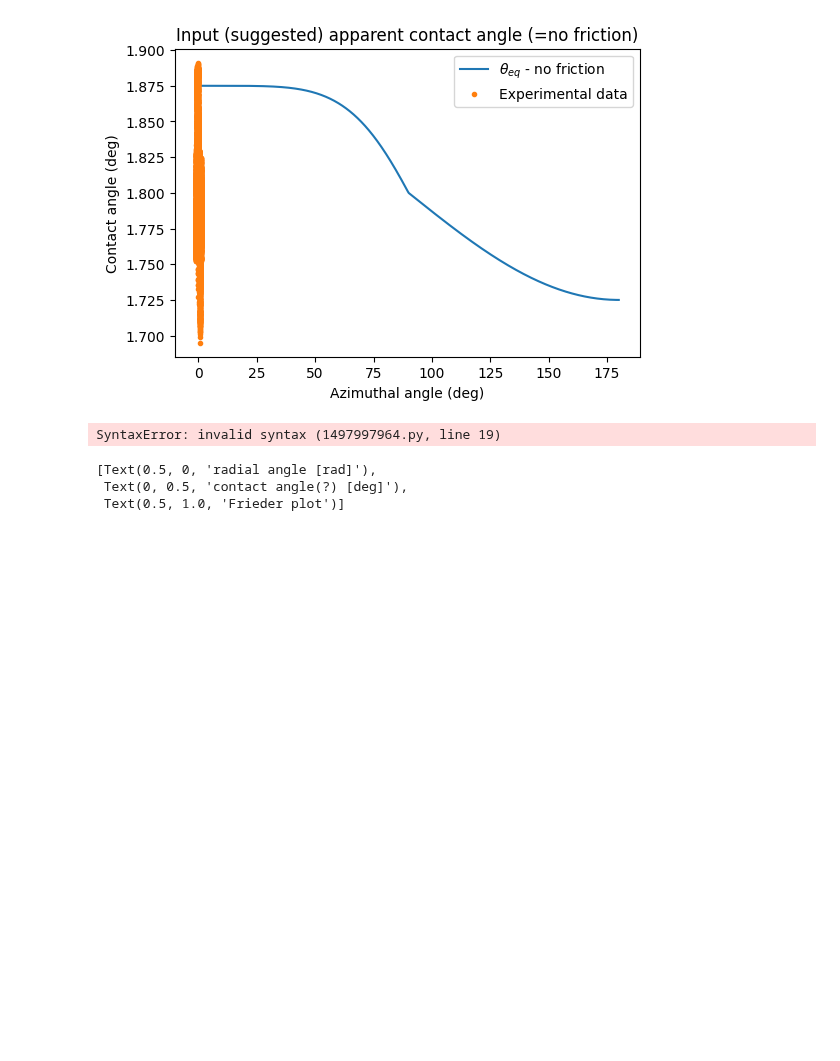
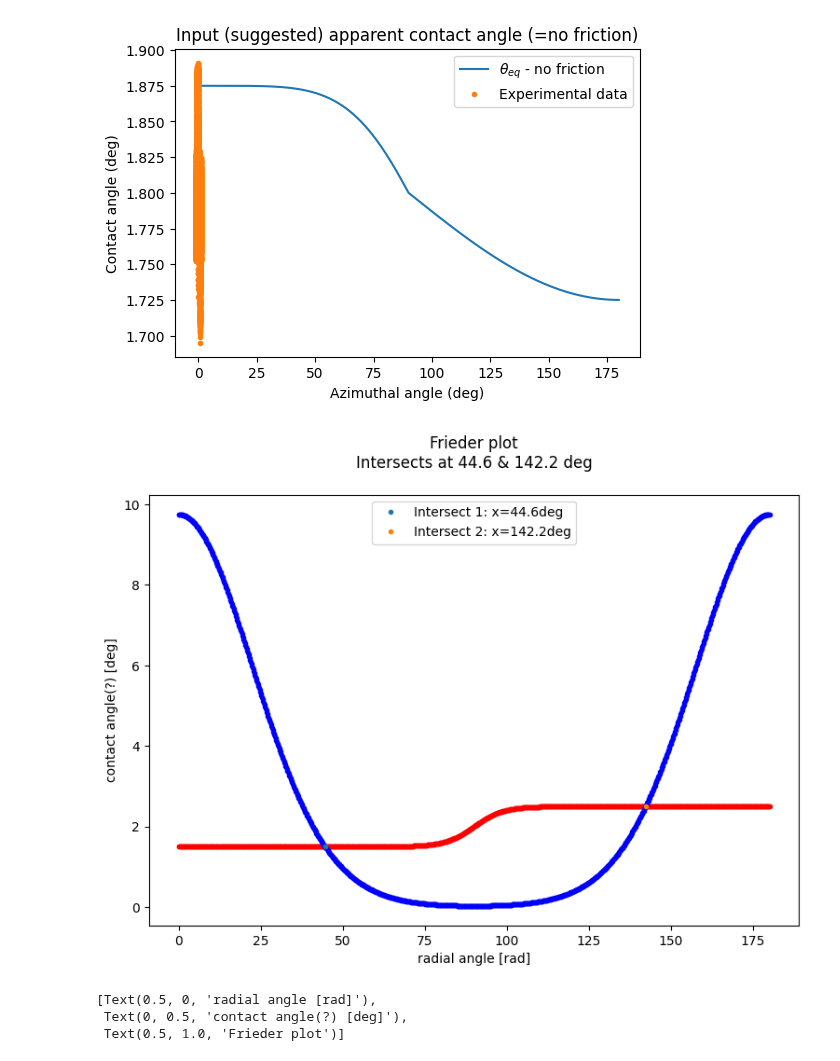
Before and after one commit to Sjendieee/InterferometryPython, a Jupyter notebook: Fitting_spatial_CA_profiles_CoxVoinov.ipynb, the cells around one changed output. Saved outputs shown, nothing was run; the diff lists cells and outputs as text; code cells hidden in the pictures; blank space fills up the shorter version.

```diff
--- a/Fitting_spatial_CA_profiles_CoxVoinov.ipynb
+++ b/Fitting_spatial_CA_profiles_CoxVoinov.ipynb
@@ -217,31 +217,62 @@ l = 3E-9       #capillary length, ongeveer              -microscopic
 # %%
 """
 Finding the angle at which min&max CA in moving drop (Cox Voinov)
 Question from Frieder (mail: Model for c.a.)
 """
 
 import numpy as np
 import matplotlib.pyplot as plt
+from scipy.optimize import root_scalar
 
-fig1, ax1 = plt.subplots(figsize=(9,6))
-
-psi = np.linspace(0,np.pi, 1000)
-L = 100E-6  # capillary length. slip length. >10 micron? 2.7mm for water      -macroscopic -
-a = 3E-9  # e.g. 1nm              -microscopic/molecular length scale
+psi = np.linspace(0, np.pi, 1000)        #radial angle
+L = 100*1E-6  # capillary length. slip length. >10 micron? 2.7mm for water      -macroscopic -
+a = 2E-9  # e.g. 1nm              -microscopic/molecular length scale
 mu = 1.34 / 1000  # Pa*s
 gamma = 25.55 / 1000  # N/m
 
+v0 = (60 / 60) * 1E-6     #[m/s] drop velocity   60um/min
 
 A = 9 * mu * v0 * np.log(L/a) / gamma
-R =
-w =
-theta_eq = np.linspace(1, , 1000)
+R = 0.6/1000        #m radius droplet  TODO:assume R constant for now
+w = R/6.5            #wettability region factor(?)
+
+theta = 2 / 180 * np.pi           #rad eq. CA on which a variation dtheta will be introduced      TODO: assumption
+dtheta = 0.5 / 180 * np.pi          #rad    TODO: assumption
 
 y_red = lambda theta, dtheta, R, w, psi: theta - dtheta * np.tanh(R/w * np.cos(psi))
+fig1, ax1 = plt.subplots(figsize=(9,6))
+ax1.plot(psi * 180 / np.pi, y_red(theta,dtheta, R, w, psi) * 180 / np.pi, '.r')
 
-y_blue = lambda theta, A, w, R, psi: np.sqrt(A*w/(3*R)) * np.cosh(R/w * np.cos(psi))
+
+y_blue = lambda theta, A, w, R, psi: np.sqrt(A*w/(3*R)) * np.cosh((R/w) * np.cos(psi))
+
+ax1.plot(psi * 180 / np.pi, y_blue(theta, A, w, R, psi) * 180 / np.pi, '.b')
+
+# Define the difference function
+difference = lambda x: y_red(theta,dtheta, R, w, x) - y_blue(theta, A, w, R, x)
+
+# Use root_scalar to find the intersection points
+# Provide an interval where you expect the root
+try:
+    result1 = root_scalar(difference, bracket=[0, np.pi/2])  # For one intersection point
+    ax1.plot(result1.root * 180 / np.pi, y_red(theta,dtheta, R, w, result1.root) * 180 / np.pi, '.', label=f'Intersect 1: x={result1.root*180/np.pi:.1f}deg')
+except:
+    pass
+try:
+    result2 = root_scalar(difference, bracket=[np.pi/2, np.pi])   # For the other intersection point
+    ax1.plot(result2.root * 180 / np.pi, y_red(theta,dtheta, R, w, result2.root) * 180 / np.pi, '.', label=f'Intersect 2: x={result2.root*180/np.pi:.1f}deg')
+except:
+    pass
+
+ax1.set(xlabel = 'radial angle [rad]',
+        ylabel = 'contact angle(?) [deg]',
+        title = 'Frieder plot\n'
+                f'Intersects at {result1.root*180/np.pi:.1f} & {result2.root*180/np.pi:.1f} deg\n')
+ax1.legend(loc='best')
+
+fig1.savefig(f"C:\\Users\\ReuvekampSW\\Downloads\\CA Frieder w={w:.2E}.png", dpi=600)
 # %% [output]
-SyntaxError: invalid syntax (1497997964.py, line 19)
+[figure, added]
 # %%
 """
 Finding the angle at which min&max CA in moving drop (Cox Voinov)
```
